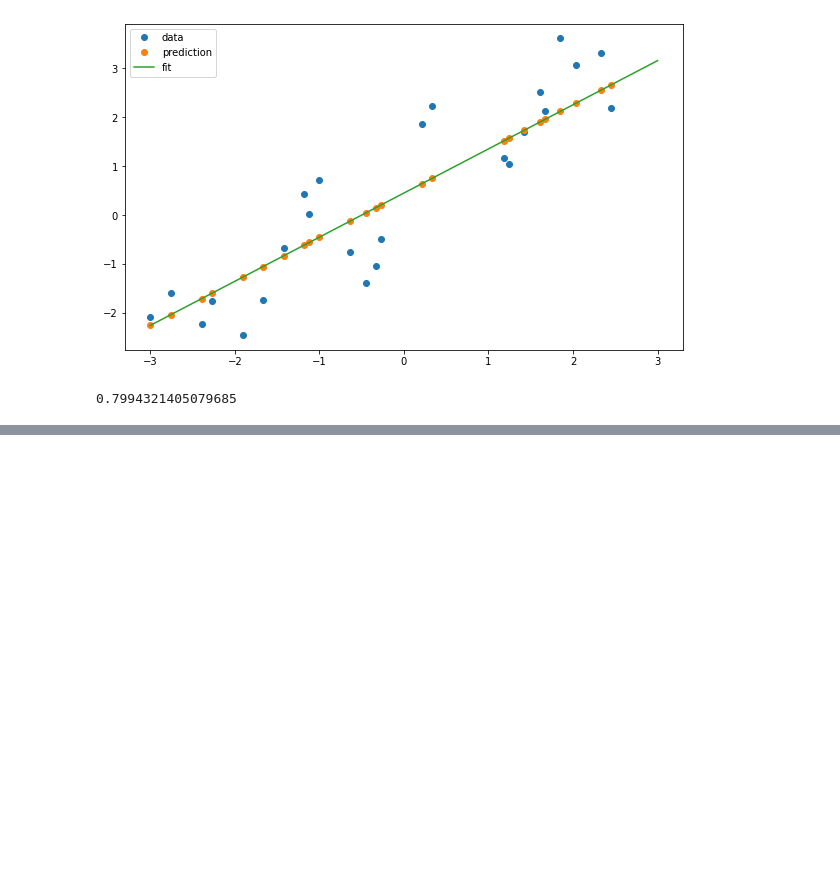
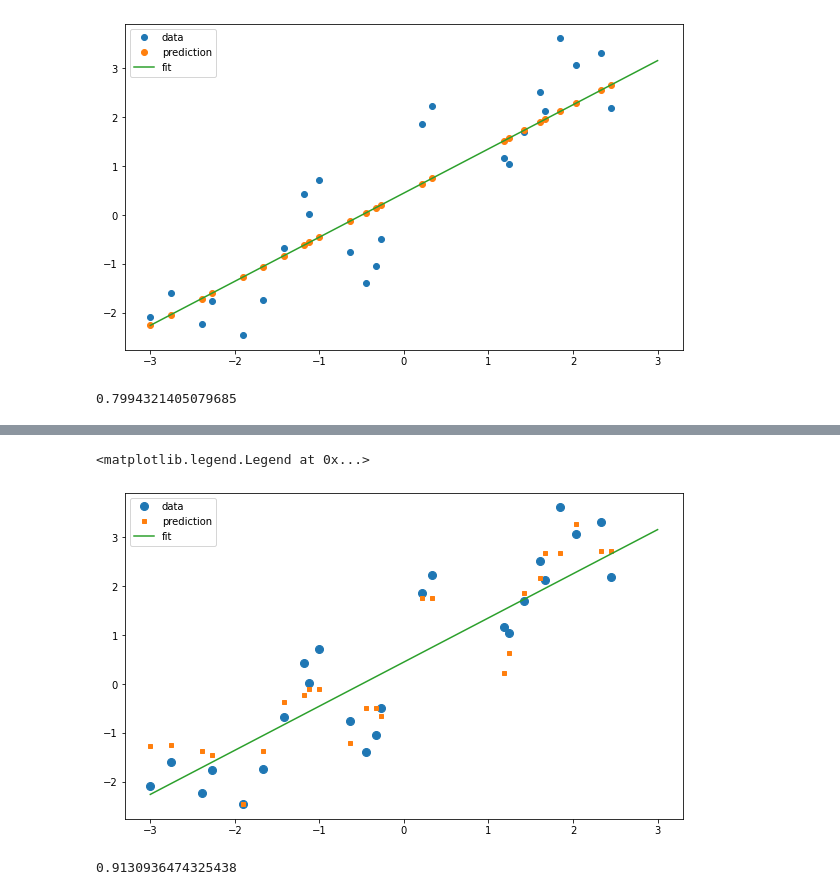
Before and after one commit to Amirserajj/ML-Lab, a Jupyter notebook: ML_Lab_Scikit.ipynb, the cells around one changed output, grey strips where cells are left out. Saved outputs shown, nothing was run; the diff lists cells and outputs as text; code cells hidden in the pictures; blank space fills up the shorter version.

```diff
--- a/ML_Lab_Scikit.ipynb
+++ b/ML_Lab_Scikit.ipynb
@@ -358,0 +377,14 @@ reg.score(X_test,y_test)
+# %%
+y_pred_test=kreg.predict(X_test)
+
+plt.plot(X_test,y_test,"o",label="data",markersize=8)
+plt.plot(X_test,y_pred_test,"s",label="prediction",markersize=4)
+plt.plot([X.min(),X.max()],[min_pt,max_pt] ,label="fit")
+plt.legend(loc="best")
+# %% [output]
+<matplotlib.legend.Legend at 0x...>
+[figure, added]
+# %%
+kreg.score(X_test,y_test)
+# %% [output]
+0.9130936474325438
```
Also changed, not shown: parts of 3 cells of this notebook.
